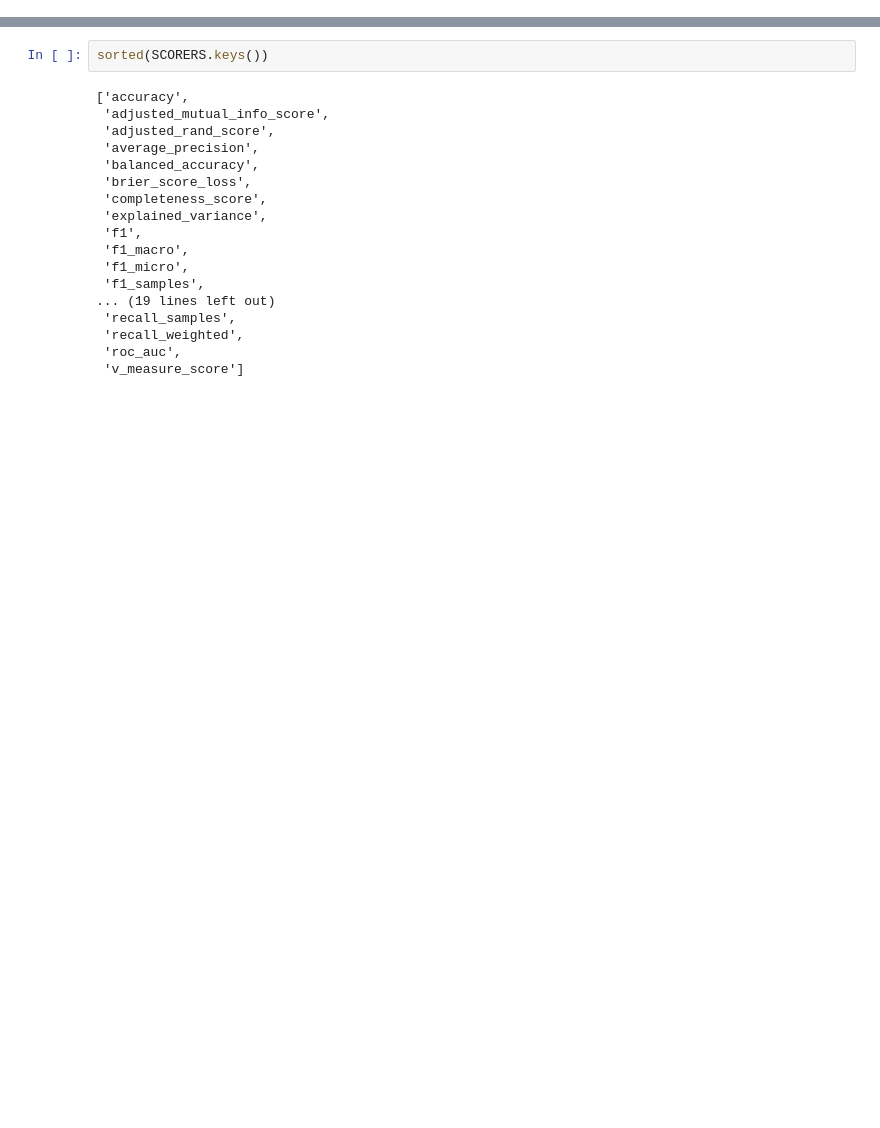
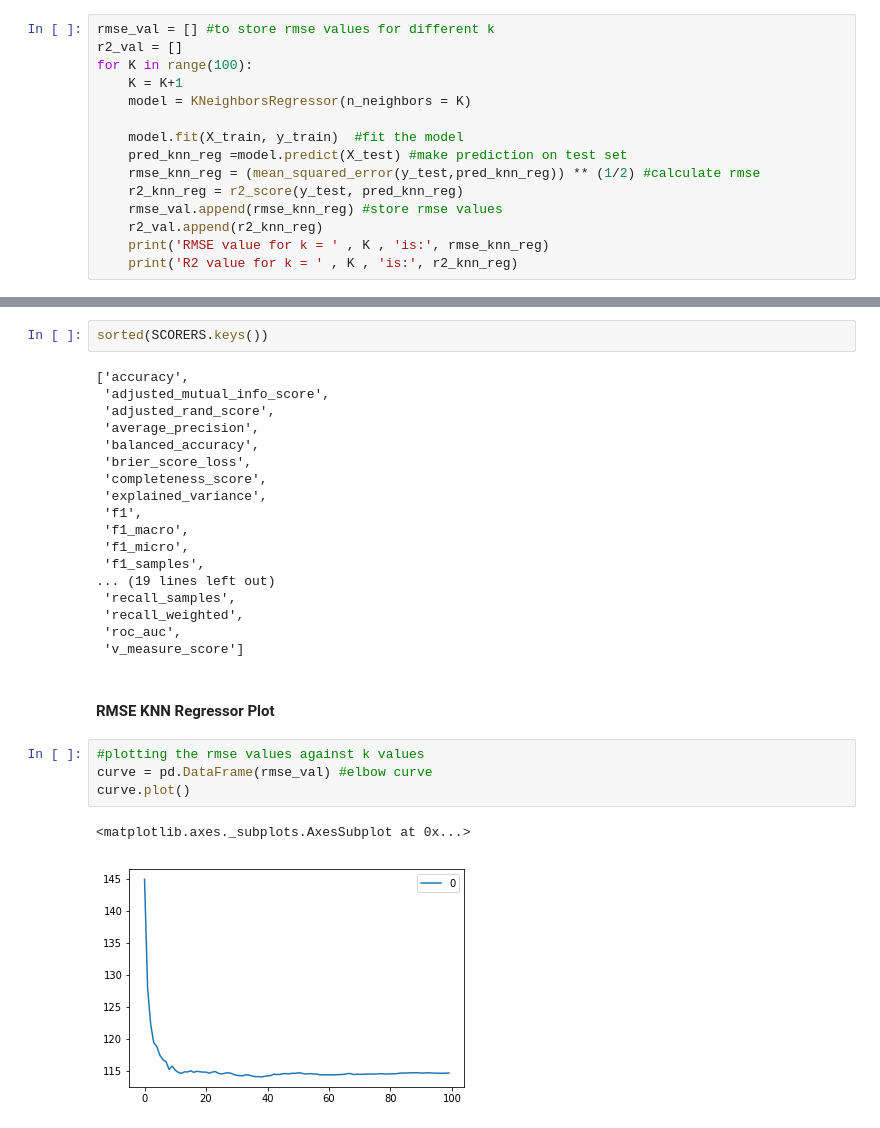
Before and after one commit to SimplifyData/Predict-Airbnb-Prices-in-Seattle, a Jupyter notebook: seattle_airbnb.ipynb, the cells around one changed output, grey strips where cells are left out. Saved outputs shown, nothing was run; the diff lists cells and outputs as text; blank space fills up the shorter version.

Commit message:
KNN Regressor Error, CrossVal, Predict
RMSE: 114.63915900737243
R2: 0.05860975811545399

```diff
--- a/seattle_airbnb.ipynb
+++ b/seattle_airbnb.ipynb
@@ -1453,0 +1445,15 @@ The optimal number of neighbors is 1
+# %%
+rmse_val = [] #to store rmse values for different k
+r2_val = []
+for K in range(100):
+    K = K+1
+    model = KNeighborsRegressor(n_neighbors = K)
+
+    model.fit(X_train, y_train)  #fit the model
+    pred_knn_reg =model.predict(X_test) #make prediction on test set
+    rmse_knn_reg = (mean_squared_error(y_test,pred_knn_reg)) ** (1/2) #calculate rmse
+    r2_knn_reg = r2_score(y_test, pred_knn_reg)
+    rmse_val.append(rmse_knn_reg) #store rmse values
+    r2_val.append(r2_knn_reg)
+    print('RMSE value for k = ' , K , 'is:', rmse_knn_reg)
+    print('R2 value for k = ' , K , 'is:', r2_knn_reg)
@@ -1471,3 +1495,12 @@ sorted(SCORERS.keys())
  'recall_weighted',
  'roc_auc',
  'v_measure_score']
+# %% [markdown]
+#### RMSE KNN Regressor Plot
+# %%
+#plotting the rmse values against k values
+curve = pd.DataFrame(rmse_val) #elbow curve
+curve.plot()
+# %% [output]
+<matplotlib.axes._subplots.AxesSubplot at 0x...>
+[figure, added]
```
Also changed, not shown: parts of 17 cells of this notebook.
